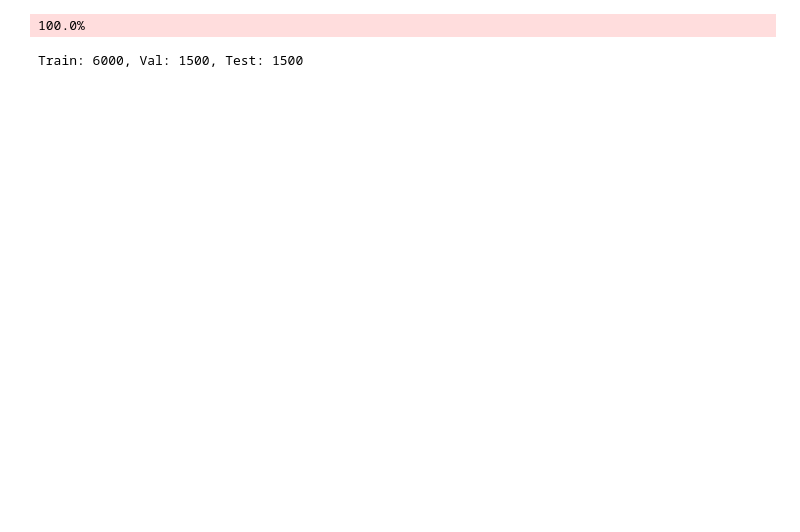
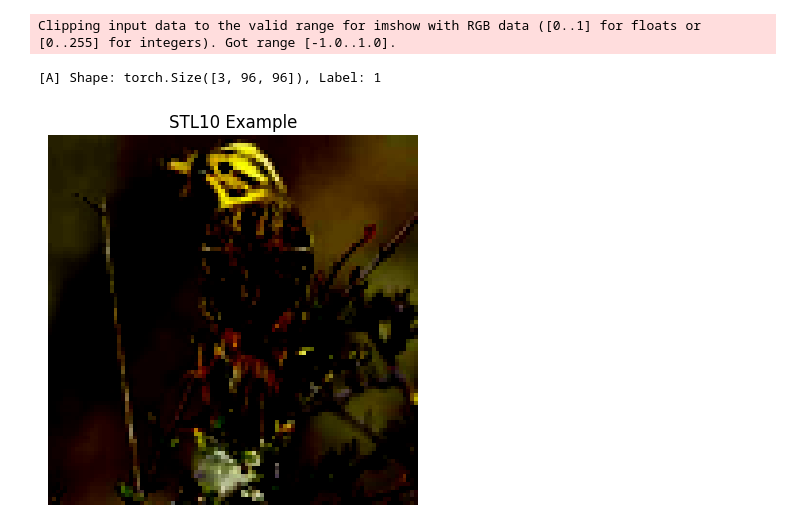
Before and after one commit to met-coder/aie-rimmer, a Jupyter notebook: homeworks/HW10-11/HW10-11.ipynb, the cells around one changed output. Drawn from its saved outputs; the diff is of its cells as text; code cells hidden in the pictures; blank space fills up the shorter version.

```diff
--- a/homeworks/HW10-11/HW10-11.ipynb
+++ b/homeworks/HW10-11/HW10-11.ipynb
@@ -52,54 +26,26 @@ Device: cpu
-# %%
-# CIFAR-10 статистики
-CIFAR10_MEAN = (0.4914, 0.4822, 0.4465)
-CIFAR10_STD = (0.2023, 0.1994, 0.2010)
-
-# Трансформы
-transform_base = transforms.Compose([
-    transforms.ToTensor(),
-    transforms.Normalize(CIFAR10_MEAN, CIFAR10_STD),
-])
-
-transform_aug = transforms.Compose([
-    transforms.RandomHorizontalFlip(p=0.5),
-    transforms.RandomCrop(32, padding=4),
-    transforms.ToTensor(),
-    transforms.Normalize(CIFAR10_MEAN, CIFAR10_STD),
-])
-
-transform_resnet = transforms.Compose([
-    transforms.Resize(256),
-    transforms.CenterCrop(224),
-    transforms.ToTensor(),
-    transforms.Normalize(mean=[0.485, 0.456, 0.406], std=[0.229, 0.224, 0.225]),
-])
-
-# Загрузка датасета
-train_full = torchvision.datasets.CIFAR10(root=DATA_DIR, train=True, download=True, transform=transform_base)
-test_full = torchvision.datasets.CIFAR10(root=DATA_DIR, train=False, download=True, transform=transform_base)
-
-# Разделение train/val
-if FAST_MODE:
-    rng = np.random.RandomState(RANDOM_STATE)
-    train_idx = rng.choice(len(train_full), size=min(6000, len(train_full)), replace=False)
-    val_idx = rng.choice(len(train_full), size=min(1500, len(train_full)), replace=False)
-    test_idx = rng.choice(len(test_full), size=min(1500, len(test_full)), replace=False)
-
-    train_dataset = Subset(train_full, train_idx)
-    val_dataset = Subset(train_full, val_idx)
-    test_dataset = Subset(test_full, test_idx)
-else:
-    train_size = int(0.8 * len(train_full))
-    val_size = len(train_full) - train_size
-    train_dataset, val_dataset = random_split(train_full, [train_size, val_size])
-    test_dataset = test_full
-
-# DataLoader
-train_loader = DataLoader(train_dataset, batch_size=BATCH_SIZE_A, shuffle=True, num_workers=2)
-val_loader = DataLoader(val_dataset, batch_size=BATCH_SIZE_A, shuffle=False, num_workers=2)
-test_loader = DataLoader(test_dataset, batch_size=BATCH_SIZE_A, shuffle=False, num_workers=2)
-
-print(f"Train: {len(train_dataset)}, Val: {len(val_dataset)}, Test: {len(test_dataset)}")
-# %% [output]
-100.0%
-Train: 6000, Val: 1500, Test: 1500
+# %%
+# [Cell 2] ЧАСТЬ A: Данные, split с фиксированным seed, sanity-check
+transform_base = transforms.Compose([transforms.Resize(96), transforms.ToTensor(),
+                                     transforms.Normalize((0.5,0.5,0.5), (0.5,0.5,0.5))])
+transform_aug  = transforms.Compose([transforms.RandomHorizontalFlip(), transforms.RandomCrop(96, padding=4),
+                                     transforms.ToTensor(), transforms.Normalize((0.5,0.5,0.5), (0.5,0.5,0.5))])
+
+# Явная загрузка через torchvision.datasets.STL10
+train_full = torchvision.datasets.STL10(root=DATA_DIR, split='train', download=True, transform=transform_base)
+test_full  = torchvision.datasets.STL10(root=DATA_DIR, split='test',  download=True, transform=transform_base)
+
+train_size = int(0.8 * len(train_full))
+val_size   = len(train_full) - train_size
+generator  = torch.Generator().manual_seed(RANDOM_STATE)
+train_ds, val_ds = random_split(train_full, [train_size, val_size], generator=generator)
+
+train_loader = DataLoader(train_ds, batch_size=BATCH_SIZE, shuffle=True,  num_workers=0)
+val_loader   = DataLoader(val_ds,   batch_size=BATCH_SIZE, shuffle=False, num_workers=0)
+test_loader  = DataLoader(test_full,batch_size=BATCH_SIZE, shuffle=False, num_workers=0)
+
+print(f"[A] Shape: {train_full[0][0].shape}, Label: {train_full[0][1]}")
+plt.imshow(train_full[0][0].permute(1,2,0)); plt.title("STL10 Example"); plt.axis('off'); plt.show()
+# %% [output]
+Clipping input data to the valid range for imshow with RGB data ([0..1] for floats or [0..255] for integers). Got range [-1.0..1.0].
+[A] Shape: torch.Size([3, 96, 96]), Label: 1
+[figure, added]
```
Also changed, not shown: parts of 19 cells of this notebook, 22 other files.
